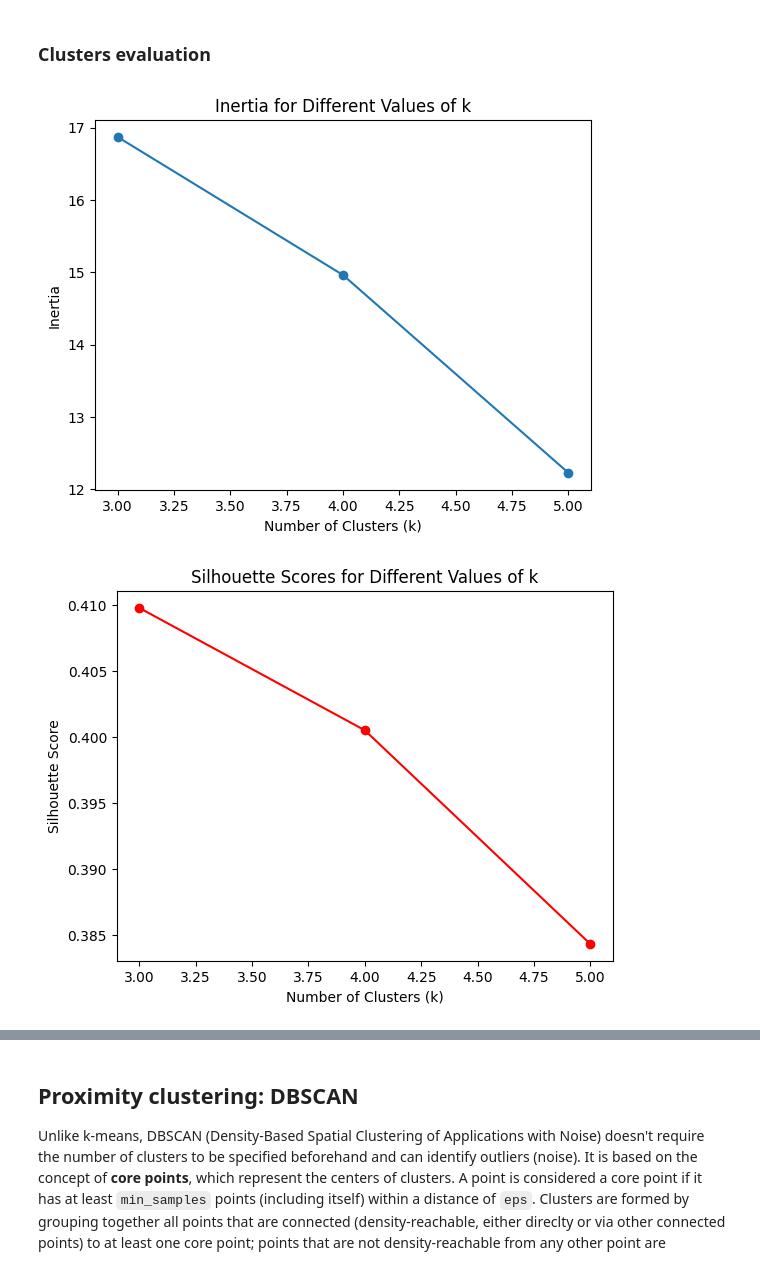
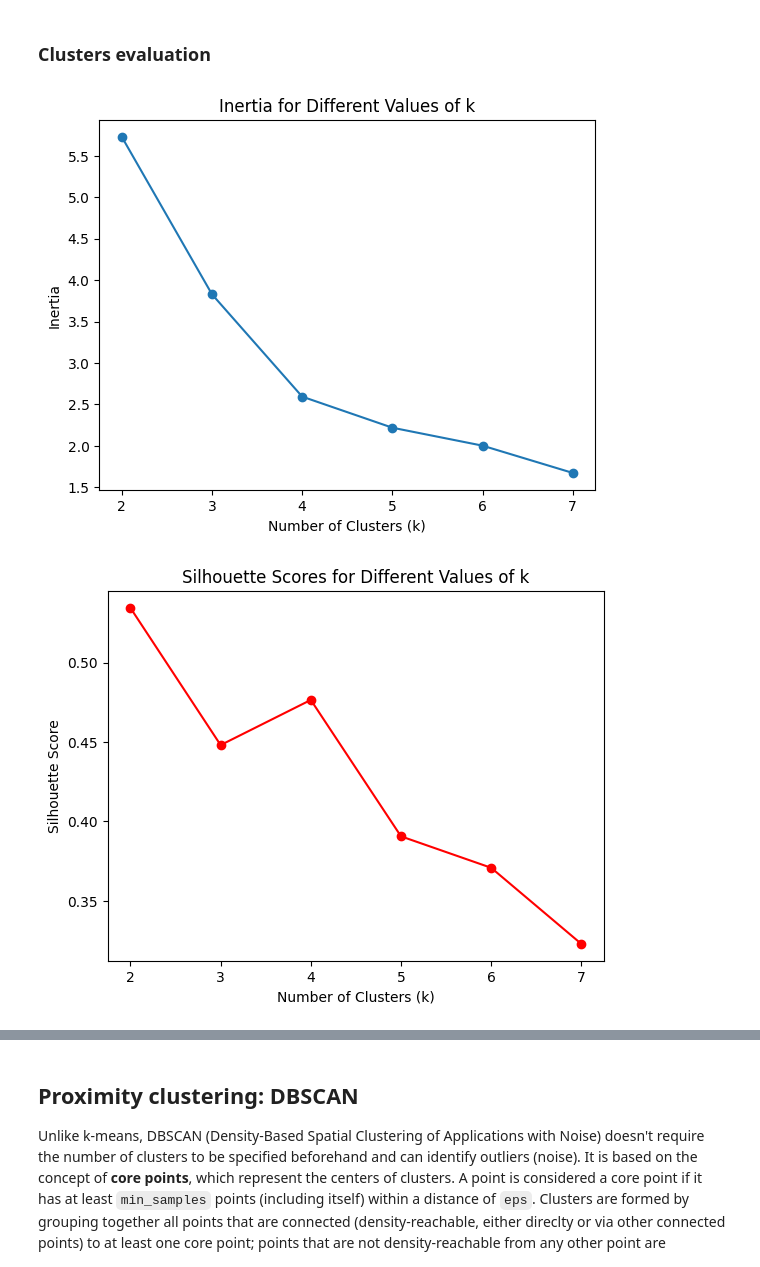
Before and after one commit to dclfbk/alpinehutsustainability, a Jupyter notebook: code/cluster_analysis.ipynb, the cells around one changed output, grey strips where cells are left out. Saved outputs shown, nothing was run; the diff lists cells and outputs as text; code cells hidden in the pictures.

```diff
--- a/code/cluster_analysis.ipynb
+++ b/code/cluster_analysis.ipynb
@@ -69,5 +51 @@ Index(['standard_name', 'nome_strut', 'categoria_CAISAT', 'categoria_PAT',
-# %%
-selected_cols = ['standard_name', 'supply_aerialway', 'supply_helicopter', 'supply_road', 'lift_ids_within_500m',
-       'lift_ids_within_2300m', 'car_access', 'arrival_trails']
-huts = huts.merge(huts_criteria[selected_cols], on='standard_name', how='left')
 # %%
@@ -93,0 +74,6 @@ huts.head(5)
+# %%
+## Add CR_WA_01 (quantitative water source)
+huts_qnt = gpd.read_parquet("../data/alternatives_qnt.parquet")
+huts_qnt.to_crs(dem.crs, inplace=True)
+
+huts = huts.merge(huts_qnt[['standard_name', 'CR_WA_01']], on='standard_name', how='left')
@@ -98,21 +106,22 @@ I use k-means to cluster huts based on the features above, which regard topograp
 from sklearn.metrics import silhouette_score
 
 # Select relevant features for clustering
-features = ['elevation', 'slope', 'supply_aerialway', 'supply_helicopter',
-            'supply_road', 'car_access', 'num_trails', 'lift_500m', 'lift_2300m']
+features = ['elevation', 'slope', 'CR_WA_01', 'hydrogeo_comp']# 'supply_aerialway', 'supply_helicopter',
+            #'supply_road', 'car_access', 'num_trails', 'lift_500m', 'lift_2300m']
 X = huts[features]
 
 # Normalize the features
 scaler = MinMaxScaler()
 X_scaled = scaler.fit_transform(X)
 
-# Metrics
+# Set up final metrics
 inertia_values = [] # sum of squared distances of samples to their closest cluster center
 silhouette_scores = [] # how similar each point is to its cluster compared to other clusters
 cluster_stats = {}
 
 # Apply K-Means clustering
-for k in range(3, 6):
+k_values = range(2,8)
+for k in k_values:
     kmeans = KMeans(n_clusters=k, random_state=42)
     huts[f'cluster_kmeans_k{k}'] = kmeans.fit_predict(X_scaled)
     huts[f'cluster_kmeans_k{k}'] = huts[f'cluster_kmeans_k{k}']
@@ -120,17 +129,20 @@ for k in range(3, 6):
     inertia_values.append(kmeans.inertia_)
     sil_score = silhouette_score(X_scaled, kmeans.labels_)
     silhouette_scores.append(sil_score)
+
     # Group by cluster and compute stats
     cluster_stats[f"k{k}"] = huts.groupby(f'cluster_kmeans_k{k}').agg({
         'elevation': ['mean', 'std', 'min', 'max'],
         'slope': ['mean', 'std'],
-        'supply_aerialway': ['sum'],
-        'supply_helicopter': ['sum'],
-        'supply_road': ['sum'],
-        'lift_500m': ['sum'],
-        'lift_2300m': ['sum'],
-        'car_access': ['sum'],
-        'num_trails': ['mean', 'min', 'max']
+        'CR_WA_01': ['mean'],
+        'hydrogeo_comp': ['mean']
+        # 'supply_aerialway': ['sum'],
+        # 'supply_helicopter': ['sum'],
+        # 'supply_road': ['sum'],
+        # 'lift_500m': ['sum'],
+        # 'lift_2300m': ['sum'],
+        # 'car_access': ['sum'],
+        # 'num_trails': ['mean', 'min', 'max']
     })
 # %%
 from sklearn.decomposition import PCA
@@ -223,22 +232,25 @@ plt.show()
 # Lower inertia indicates better compactness within clusters but does not necessarily mean
 # the best number of clusters (overfitting is possible). Optimal k may be in an elbow point.
 
-plt.plot([3, 4, 5], inertia_values, marker='o')
+plt.plot(k_values, inertia_values, marker='o')
+#plt.ylim(-1, 1)
+plt.xticks(range(min(k_values), max(k_values) + 1, 1))
 plt.xlabel("Number of Clusters (k)")
 plt.ylabel("Inertia")
 plt.title("Inertia for Different Values of k")
 plt.show()
 # %% [output]
-[figure, old version]
+[figure, new version]
 # %%
 # Silhouette score (cluster separation)
 # The score ranges from -1 to 1. A higher score indicates better-defined clusters.
 
-plt.plot([3, 4, 5], silhouette_scores, marker='o', color='red')
-#plt.ylim(-1, 1)
+plt.plot(k_values, silhouette_scores, marker='o', color='red')
+#plt.ylim(0, 1)
+plt.xticks(range(min(k_values), max(k_values) + 1, 1))
 plt.xlabel("Number of Clusters (k)")
 plt.ylabel("Silhouette Score")
 plt.title("Silhouette Scores for Different Values of k")
 plt.show()
 # %% [output]
-[figure, old version]
+[figure, new version]
```
Also changed, not shown: parts of 17 cells of this notebook, 1 other file.
